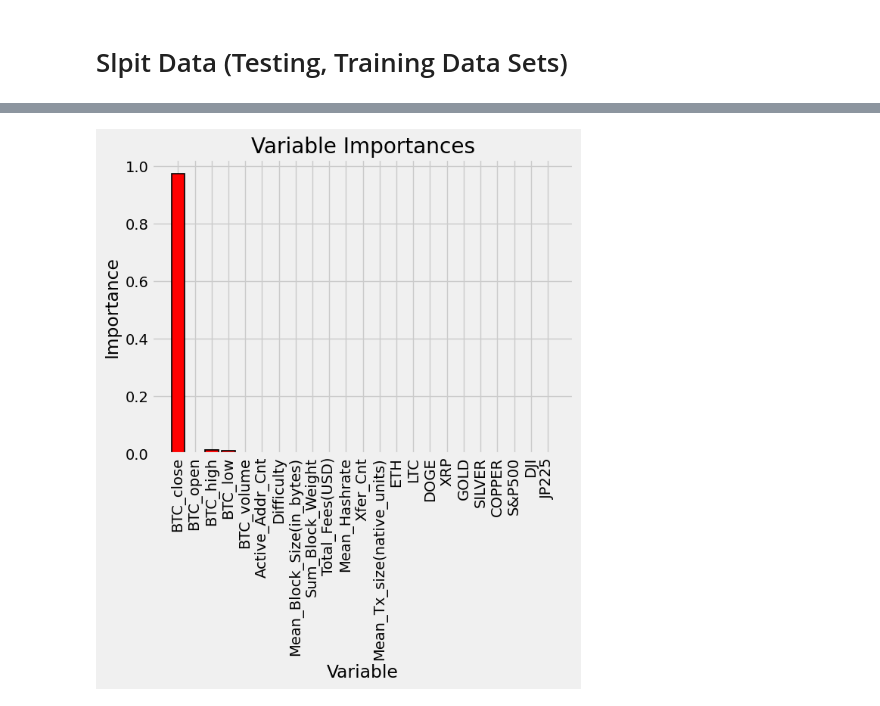
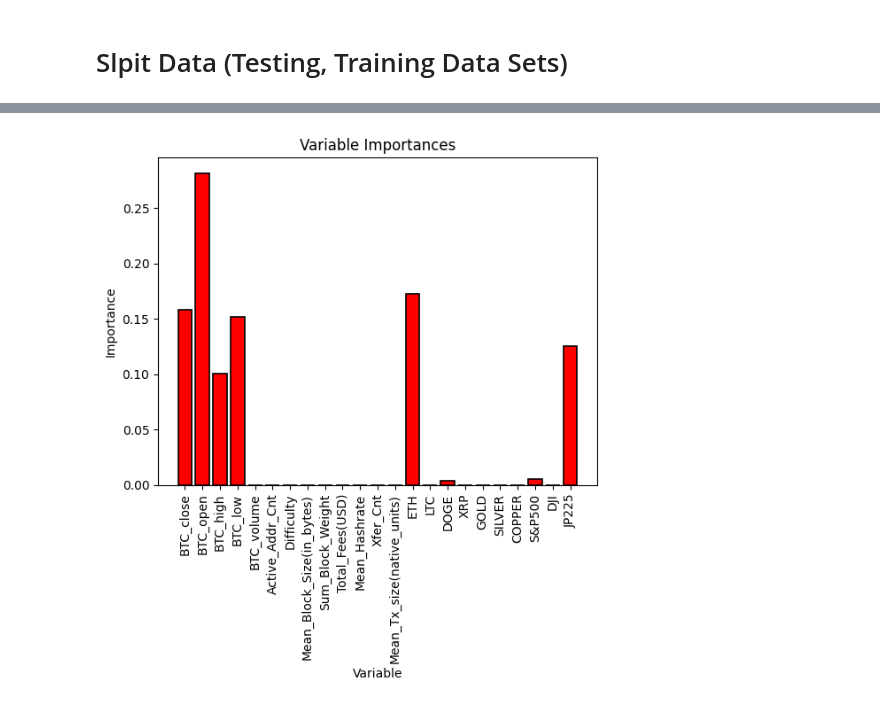
Before and after one commit to lavibula/BitcoinPrediction, a Jupyter notebook: Members/Mlinh/random_forest_period1-Copy1.ipynb, the cells around one changed output, grey strips where cells are left out. Cells and saved outputs as stored; diff of their text form; code cells hidden in the pictures.

```diff
--- a/Members/Mlinh/random_forest_period1-Copy1.ipynb
+++ b/Members/Mlinh/random_forest_period1-Copy1.ipynb
@@ -112,0 +83,6 @@ Accuracy: 94.88 %.
+# %%
+X_train = train_dataset.drop(["Date"], axis=1)[:-1]
+Y_train = train_dataset["BTC_close"][1:]
+
+X_test = test_dataset.drop(["Date"], axis=1)[:-1]
+Y_test = test_dataset["BTC_close"][1:]
@@ -112,0 +108,11 @@ Accuracy: 94.88 %.
+# %%
+simpleTree = RandomForestRegressor(max_depth=10, n_estimators=500)
+#Xây dựng cây hồi quy với độ sâu cây là 10 (Random forest), 500 cây
+# %%
+start_time = time.time()
+
+simpleTree.fit(X_train, Y_train)
+Y_pred = simpleTree.predict(X_test)
+
+end_time = time.time()
+all_run_time = end_time - start_time
@@ -113,13 +203,11 @@ Accuracy: 94.88 %.
 # %%
+features = X_train.columns
 # Get numerical feature importances
-importances = list(rf_exp.feature_importances_)
-
+importances = list(simpleTree.feature_importances_)
 # List of tuples with variable and importance
-feature_importances = [(feature, round(importance, 2)) for feature, importance in zip(feature_list, importances)]
-
+feature_importances = [(feature, round(importance, 2)) for feature, importance in zip(features, importances)]
 # Sort the feature importances by most important first
 feature_importances = sorted(feature_importances, key = lambda x: x[1], reverse = True)
-
 # Print out the feature and importances
-[print('Variable: {:20} Importance: {}'.format(*pair)) for pair in feature_importances];
+[print('Variable: {:20} Importance: {}'.format(*pair)) for pair in feature_importances]
 # %% [output]
@@ -143,20 +248,14 @@ Variable: JP225                Importance: 0.0
 # %%
-# Reset style
-plt.style.use('fivethirtyeight')
-
 # list of x locations for plotting
 x_values = list(range(len(importances)))
-
 # Make a bar chart
 plt.bar(x_values, importances, orientation = 'vertical', color = 'r', edgecolor = 'k', linewidth = 1.2)
-
 # Tick labels for x axis
-plt.xticks(x_values, feature_list, rotation='vertical')
-
+plt.xticks(x_values, features, rotation='vertical')
 # Axis labels and title
 plt.ylabel('Importance'); plt.xlabel('Variable'); plt.title('Variable Importances');
 # %% [output]
-[figure, old version]
+[figure, new version]
 # %%
 # List of features sorted from most to least important
 sorted_importances = [importance[1] for importance in feature_importances]
```
Also changed, not shown: parts of 51 cells of this notebook, 1 other file.
